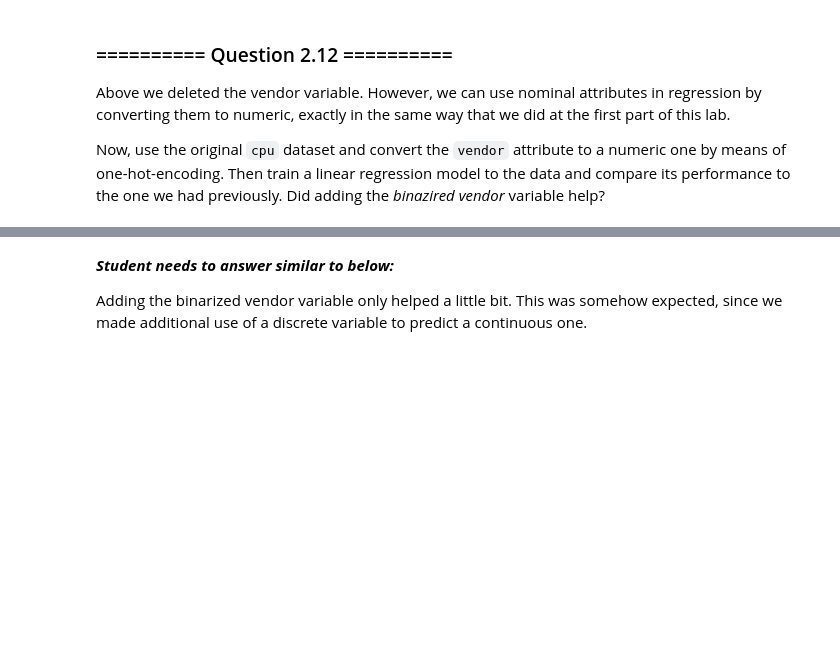
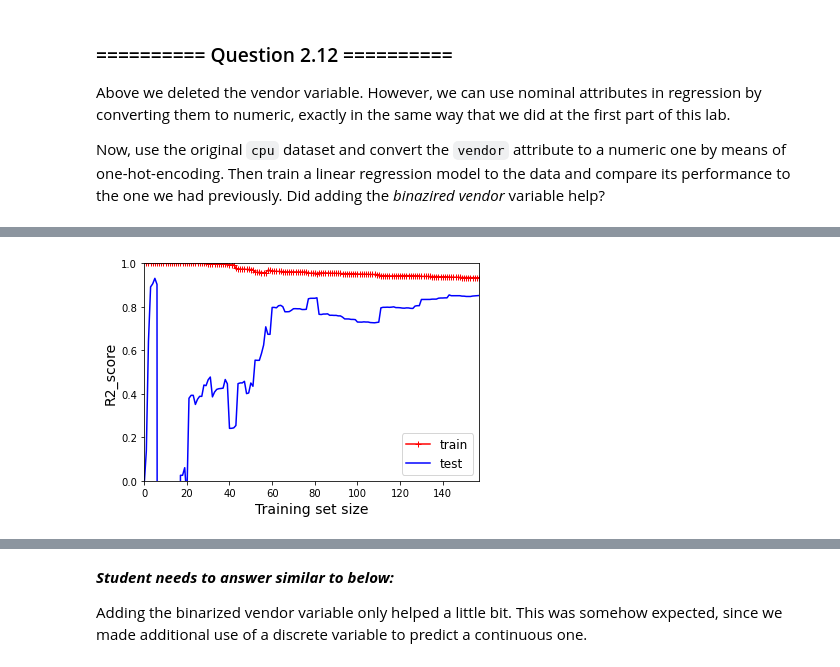
Before and after one commit to SiyuYang-1919/IAML-Lab-Exercises, a Jupyter notebook: 02 - Decision Trees and Linear Regression (Solutions)(3).ipynb, the cells around one changed output, grey strips where cells are left out. Drawn from its saved outputs; the diff is of its cells as text; code cells hidden in the pictures; blank space fills up the shorter version.

```diff
--- a/02 - Decision Trees and Linear Regression (Solutions)(3).ipynb
+++ b/02 - Decision Trees and Linear Regression (Solutions)(3).ipynb
@@ -785,0 +905,6 @@ New accuracy on test set: 0.866
+# %%
+learning_curves(X, y, seed=3)
+plt.axis([0, 157, 0, 1])
+plt.show()
+# %% [output]
+[figure, added]
```
Also changed, not shown: parts of 23 cells of this notebook.
